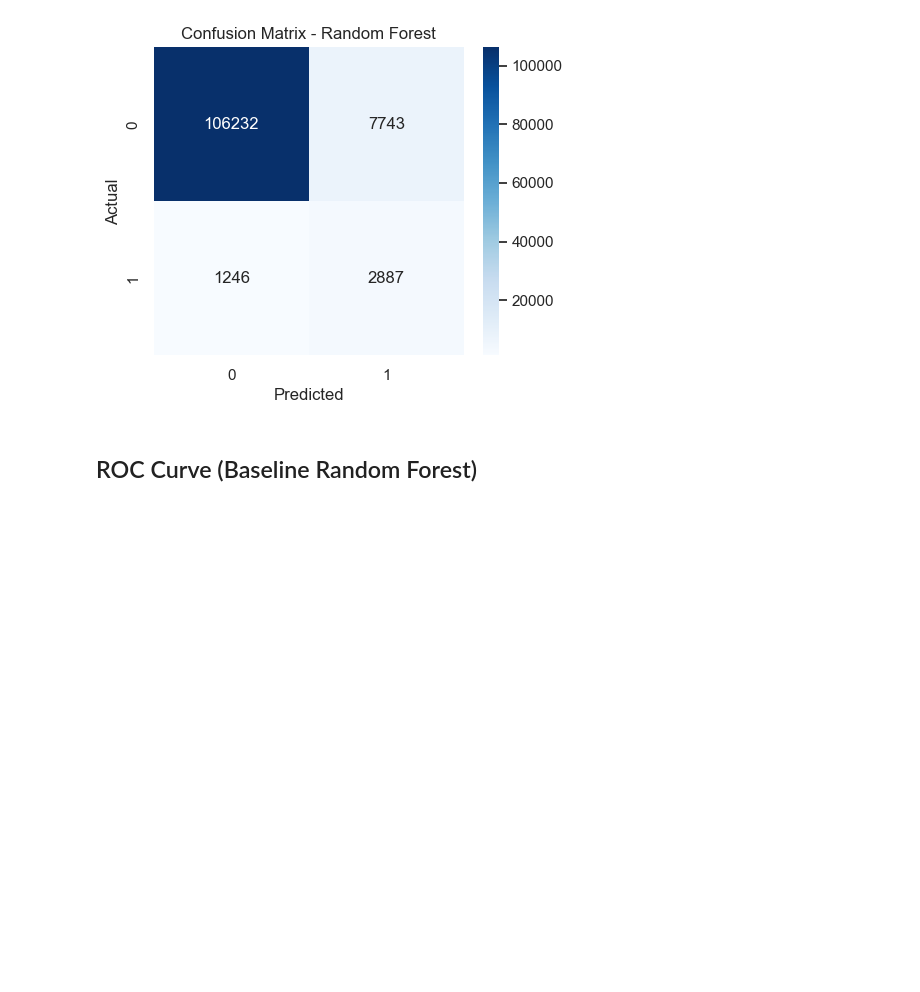
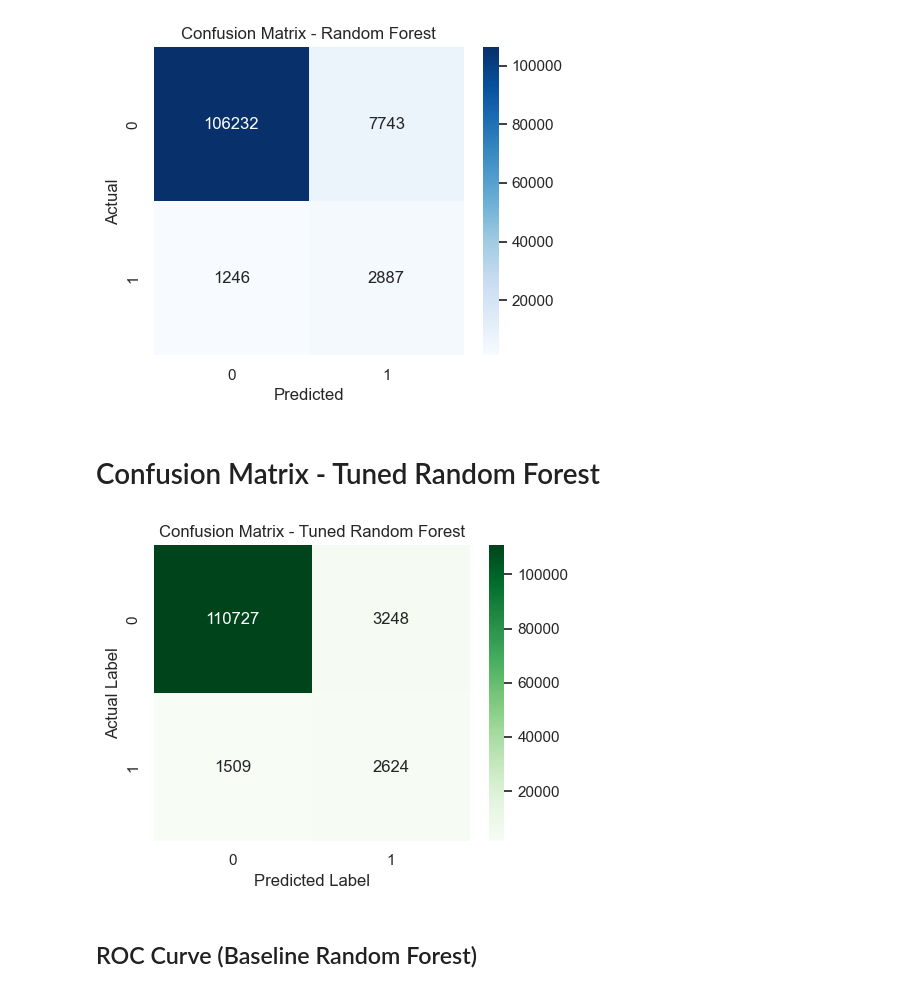
Before and after one commit to Marchiano535/fraud-bigdata, a Jupyter notebook: Tubes_Bigdata.ipynb, the cells around one changed output. Drawn from its saved outputs; the diff is of its cells as text; code cells hidden in the pictures; blank space fills up the shorter version.

```diff
--- a/Tubes_Bigdata.ipynb
+++ b/Tubes_Bigdata.ipynb
@@ -525,6 +525,24 @@ plt.title('Confusion Matrix - Random Forest')
 plt.show()
 # %% [output]
 [figure]
+# %% [markdown]
+# Confusion Matrix - Tuned Random Forest
+# %%
+from sklearn.metrics import confusion_matrix
+import seaborn as sns
+import matplotlib.pyplot as plt
+
+cm_tuned = confusion_matrix(y_test, y_pred_tuned)
+
+plt.figure(figsize=(5, 4))
+sns.heatmap(cm_tuned, annot=True, fmt='d', cmap='Greens')
+plt.xlabel('Predicted Label')
+plt.ylabel('Actual Label')
+plt.title('Confusion Matrix - Tuned Random Forest')
+plt.tight_layout()
+plt.show()
+# %% [output]
+[figure, added]
 # %% [markdown]
 ## ROC Curve (Baseline Random Forest)
 # %%
```
Also changed, not shown: parts of 4 cells of this notebook.
